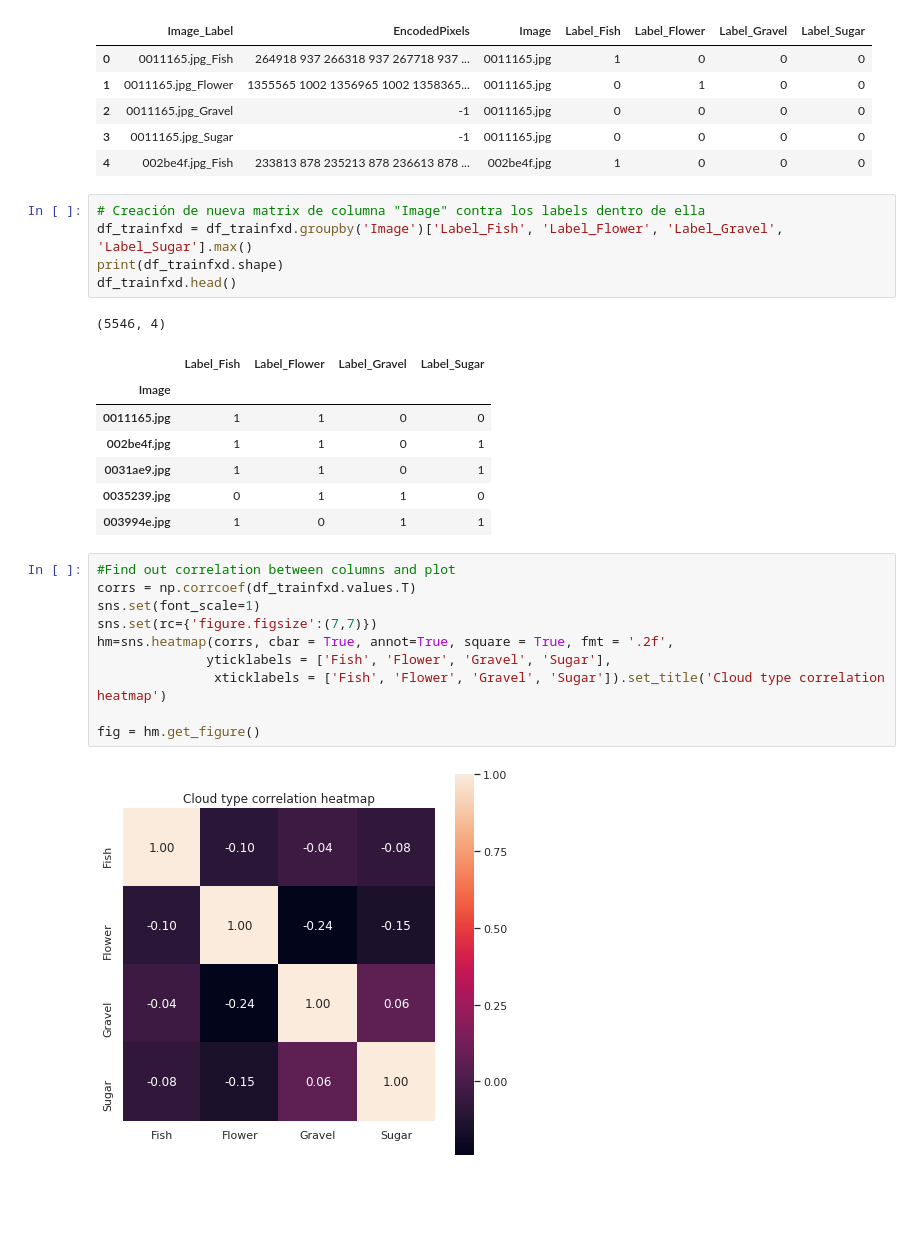
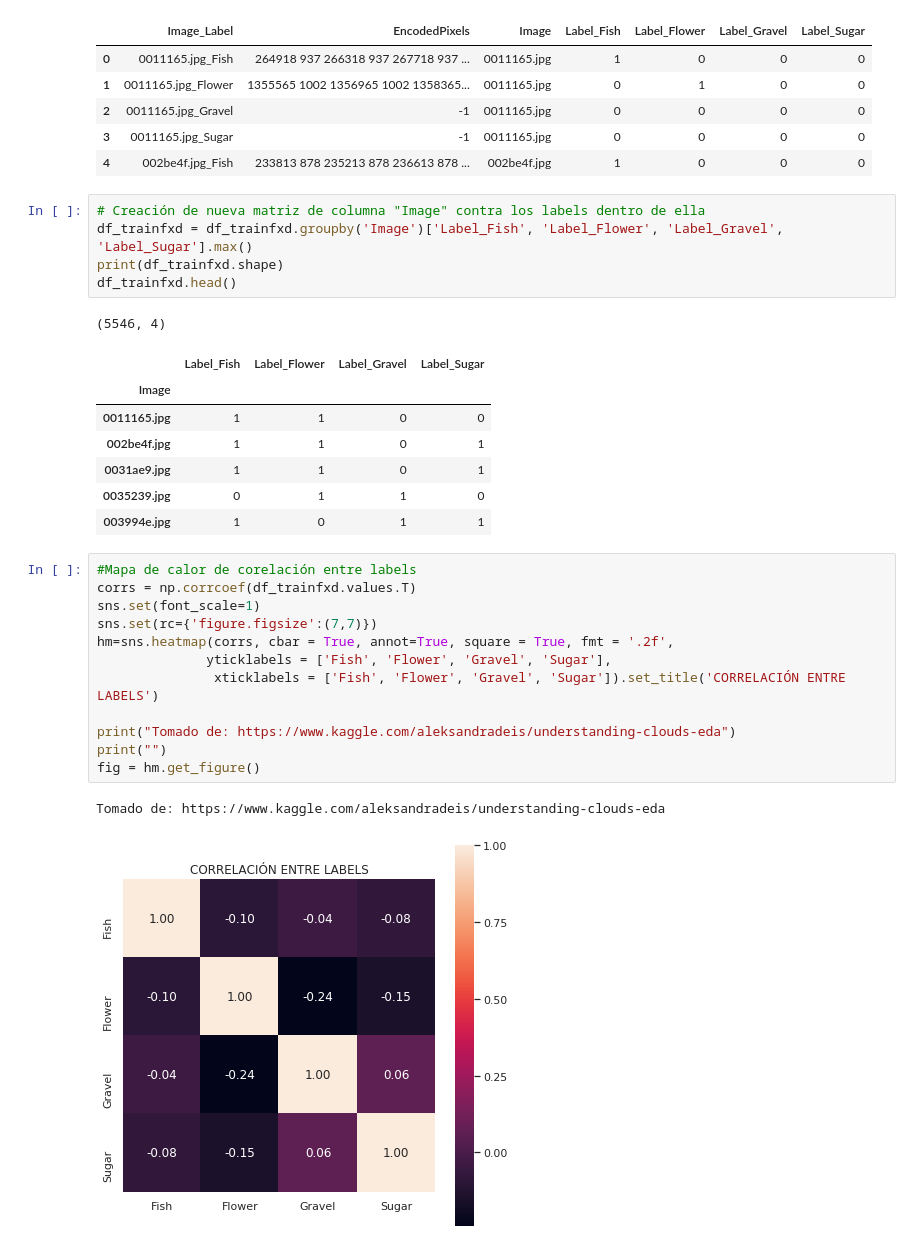
Before and after one commit to MRAMIRE/Tesis_Modelo_Deep_Learning_USA, a Jupyter notebook: Exploración_de_los_Datos.ipynb, the cells around one changed output. Drawn from its saved outputs; the diff is of its cells as text; blank space fills up the shorter version.

```diff
--- a/Exploración_de_los_Datos.ipynb
+++ b/Exploración_de_los_Datos.ipynb
@@ -194,7 +194,7 @@ Tomado de: https://www.kaggle.com/aleksandradeis/understanding-clouds-eda
 | 3 | 0011165.jpg_Sugar | -1 | 0011165.jpg | 0 | 0 | 0 | 0 |
 | 4 | 002be4f.jpg_Fish | 233813 878 235213 878 236613 878 ... | 002be4f.jpg | 1 | 0 | 0 | 0 |
 # %%
-# Creación de nueva matrix de columna "Image" contra los labels dentro de ella
+# Creación de nueva matriz de columna "Image" contra los labels dentro de ella
 df_trainfxd = df_trainfxd.groupby('Image')['Label_Fish', 'Label_Flower', 'Label_Gravel', 'Label_Sugar'].max()
 print(df_trainfxd.shape)
 df_trainfxd.head()
@@ -208,14 +208,17 @@ df_trainfxd.head()
 | 0035239.jpg | 0 | 1 | 1 | 0 |
 | 003994e.jpg | 1 | 0 | 1 | 1 |
 # %%
-#Find out correlation between columns and plot
+#Mapa de calor de corelación entre labels
 corrs = np.corrcoef(df_trainfxd.values.T)
 sns.set(font_scale=1)
 sns.set(rc={'figure.figsize':(7,7)})
 hm=sns.heatmap(corrs, cbar = True, annot=True, square = True, fmt = '.2f',
               yticklabels = ['Fish', 'Flower', 'Gravel', 'Sugar'],
-               xticklabels = ['Fish', 'Flower', 'Gravel', 'Sugar']).set_title('Cloud type correlation heatmap')
+               xticklabels = ['Fish', 'Flower', 'Gravel', 'Sugar']).set_title('CORRELACIÓN ENTRE LABELS')
 
+print("Tomado de: https://www.kaggle.com/aleksandradeis/understanding-clouds-eda")
+print("")
 fig = hm.get_figure()
 # %% [output]
+Tomado de: https://www.kaggle.com/aleksandradeis/understanding-clouds-eda
-[figure, old version]
+[figure, new version]
```
